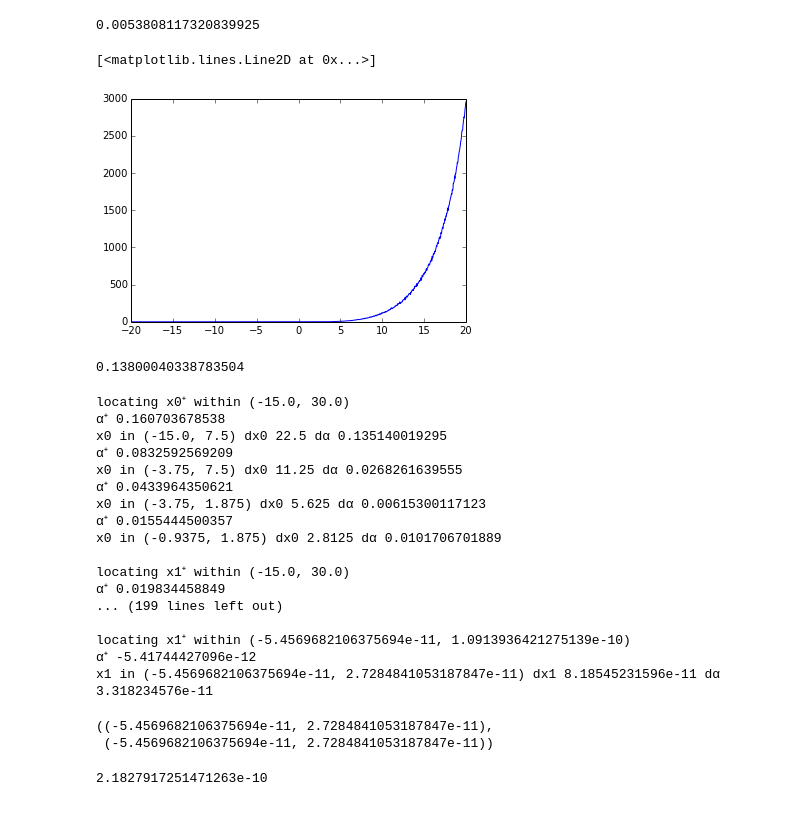
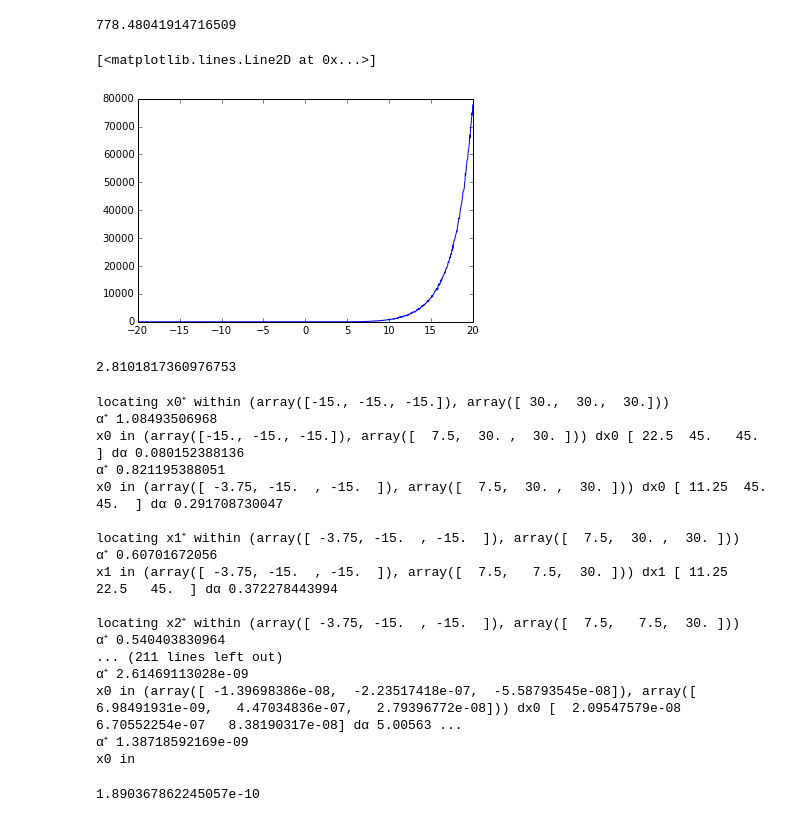
Before and after one commit to robertsdionne/notebooks, a Jupyter notebook: Global Optimization ND.ipynb, the cells around one changed output. Cells and saved outputs as stored; diff of their text form; code cells hidden in the pictures.

Commit message:
Fix 2D optimization. Implement ND optimization for Ackley function.

```diff
--- a/Global Optimization ND.ipynb
+++ b/Global Optimization ND.ipynb
@@ -6,7 +6,7 @@ from matplotlib import pyplot as p
 import numpy as np
 import random
 # %%
-def Ackley(x0, x1):
-    n, a, b, c = 2.0, 20.0, 0.2, 2.0 * math.pi
-    s1, s2 = x0**2 + x1**2, np.cos(c * x0) + np.cos(c * x1)
+def Ackley(x):
+    n, a, b, c = x.shape[0], 20.0, 0.2, 2.0 * math.pi
+    s1, s2 = (x**2).sum(0), np.cos(c * x).sum(0)
     return -a * np.exp(-b * np.sqrt(1.0 / n * s1)) - np.exp(1.0 / n * s2) + a + math.e
@@ -17,4 +17,8 @@ Ackley(0, 0)
 # %%
 x = np.linspace(-15, 30, 1000)
 x0, x1 = np.meshgrid(x, x)
-y = Ackley(x0, x1)
+y = Ackley(np.array([x0, x1, np.zeros(x0.shape)]))
+
+x = np.zeros((3, 1000))
+x[0] = np.linspace(-15, 30, 1000)
+p.plot(x[0], Ackley(x))
@@ -32,6 +34,6 @@ cb = figure.colorbar(plot, ax=legend)
 # %%
 def Deviation(f):
-    return lambda alpha, x0, x1: alpha - np.minimum(alpha, f(x0, x1))
+    return lambda alpha, x: alpha - np.minimum(alpha, f(x))
 # %%
 V = Deviation(Ackley)
 # %%
@@ -52,21 +57,22 @@ cb = figure.colorbar(plot, ax=legend)
 # %%
-def Estimator(V, alpha, N, a, b, c, d):
-    samples0 = (b - a) * np.random.random_sample(N) + a
-    samples1 = (d - c) * np.random.random_sample(N) + c
-    return (b - a) * (d - c) / float(N) * V(alpha, samples0, samples1).sum()
+def Estimator(V, alpha, N, a, b):
+#     print I, I.shape
+#     samples = (I[:, 1] - I[:, 0]) * np.random.random_sample((I.shape[0], N)).T + I[:, 0]
+    samples = (b - a) * np.random.random_sample((N, a.size)) + a
+    return (b - a).prod() / float(N) * V(alpha, samples.T).sum()
 # %%
-Estimator(V, 0.4, 2**16, -15.0, 30.0, -15.0, 30.0)
+Estimator(V, 10, 2**22, -15.0 * np.ones(3), 30.0 * np.ones(3))
 # %% [output]
-0.0053808117320839925
+778.48041914716509
 # %%
 # Evaluate the deviation function over \alpha \in (-2, 2)
 y = np.linspace(-20, 20, 1000)
 alpha = y.copy()
 for i in xrange(0, y.size):
-    alpha[i] = Estimator(V, y[i], 2**16, -15.0, 30.0, -15.0, 30.0)
+    alpha[i] = Estimator(V, y[i], 2**16, -15.0 * np.ones(3), 30.0 * np.ones(3))
 p.plot(y, alpha)
 # %% [output]
 [<matplotlib.lines.Line2D at 0x...>]
-[figure, old version]
+[figure, new version]
 # %%
 # Binary search over the range of f to find \alpha^*
@@ -101,7 +107,7 @@ def FindEssentialInfimum(f, N, a, b, c, d, epsilon):
     return alpha
 # %%
-FindEssentialInfimum(Ackley, 2**16, -15.0, 30.0, -15.0, 30.0, 1e-10)
+FindEssentialInfimum(Ackley, 2**16, -15.0 * np.ones(3), 30.0 * np.ones(3), 1e-10)
 # %% [output]
-0.13800040338783504
+2.8101817360976753
 # %%
 # Binary search over parameter x to find the subdomain containing the global optimum coordinate x^* and value \alpha^*
@@ -165,26 +145,24 @@ def FindMinimizingParameter(f, N, a, b, c, d, epsilon, delta):
 # %%
-FindMinimizingParameter(Ackley, 2**19, -15.0, 30.0, -15.0, 30.0, 1e-10, 1e-1)
+FindMinimizingParameter(Ackley, 2**19, -15.0 * np.ones(3), 30.0 * np.ones(3), 1e-10, 1e-1)
 # %% [output]
-locating x0⁺ within (-15.0, 30.0)
-α⁺ 0.160703678538
-x0 in (-15.0, 7.5) dx0 22.5 dα 0.135140019295
-α⁺ 0.0832592569209
-x0 in (-3.75, 7.5) dx0 11.25 dα 0.0268261639555
-α⁺ 0.0433964350621
-x0 in (-3.75, 1.875) dx0 5.625 dα 0.00615300117123
-α⁺ 0.0155444500357
-x0 in (-0.9375, 1.875) dx0 2.8125 dα 0.0101706701889
+locating x0⁺ within (array([-15., -15., -15.]), array([ 30.,  30.,  30.]))
+α⁺ 1.08493506968
+x0 in (array([-15., -15., -15.]), array([  7.5,  30. ,  30. ])) dx0 [ 22.5  45.   45. ] dα 0.080152388136
+α⁺ 0.821195388051
+x0 in (array([ -3.75, -15.  , -15.  ]), array([  7.5,  30. ,  30. ])) dx0 [ 11.25  45.    45.  ] dα 0.291708730047
 
-locating x1⁺ within (-15.0, 30.0)
-α⁺ 0.019834458849
-... (199 lines left out)
+locating x1⁺ within (array([ -3.75, -15.  , -15.  ]), array([  7.5,  30. ,  30. ]))
+α⁺ 0.60701672056
+x1 in (array([ -3.75, -15.  , -15.  ]), array([  7.5,   7.5,  30. ])) dx1 [ 11.25  22.5   45.  ] dα 0.372278443994
 
-locating x1⁺ within (-5.4569682106375694e-11, 1.0913936421275139e-10)
-α⁺ -5.41744427096e-12
-x1 in (-5.4569682106375694e-11, 2.7284841053187847e-11) dx1 8.18545231596e-11 dα 3.318234576e-11
+locating x2⁺ within (array([ -3.75, -15.  , -15.  ]), array([  7.5,   7.5,  30. ]))
+α⁺ 0.540403830964
+... (211 lines left out)
+α⁺ 2.61469113028e-09
+x0 in (array([ -1.39698386e-08,  -2.23517418e-07,  -5.58793545e-08]), array([  6.98491931e-09,   4.47034836e-07,   2.79396772e-08])) dx0 [  2.09547579e-08   6.70552254e-07   8.38190317e-08] dα 5.00563 ...
+α⁺ 1.38718592169e-09
+x0 in
-((-5.4569682106375694e-11, 2.7284841053187847e-11),
- (-5.4569682106375694e-11, 2.7284841053187847e-11))
 # %%
-Ackley(-5.4569682106375694e-11, -5.4569682106375694e-11)
+Ackley(np.array([ -5.45696821e-11,  -5.45696821e-11,   2.72848411e-11]))
 # %% [output]
-2.1827917251471263e-10
+1.890367862245057e-10
```
Also changed, not shown: parts of 10 cells of this notebook.
